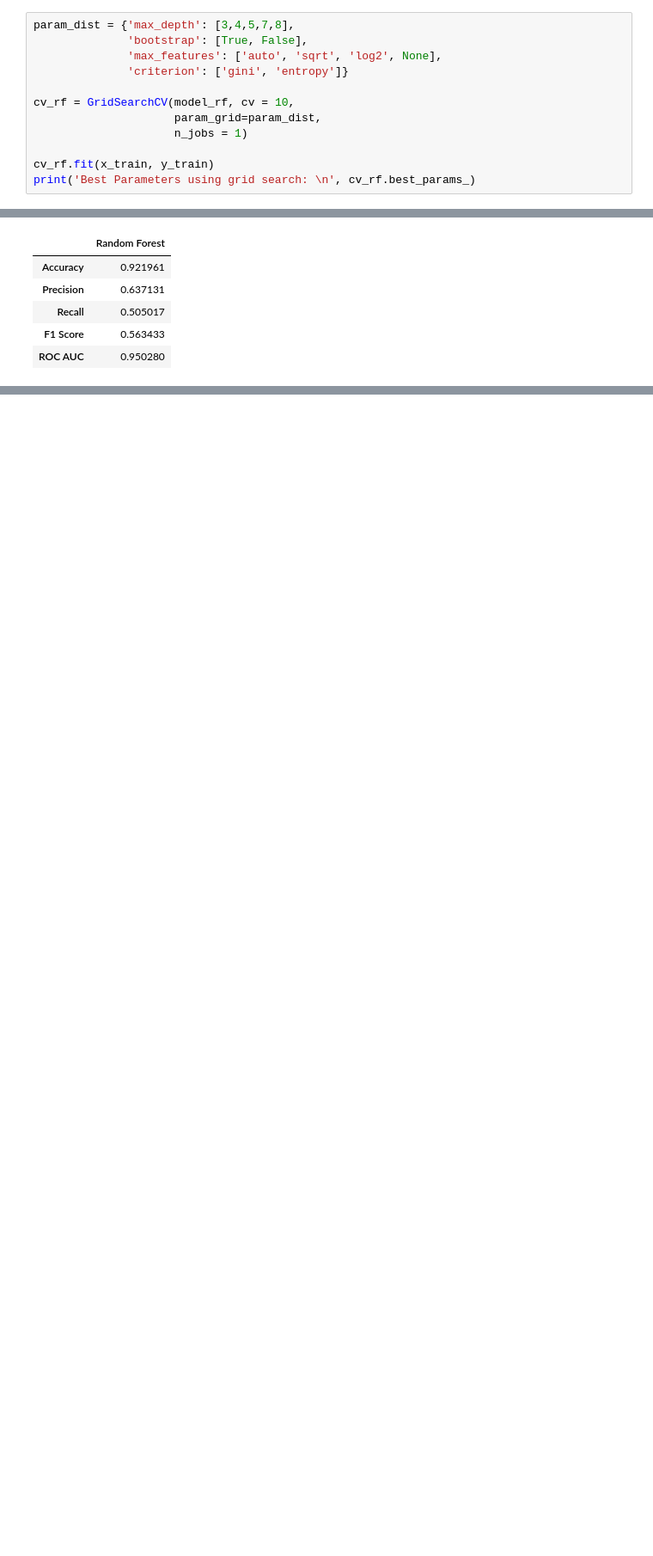
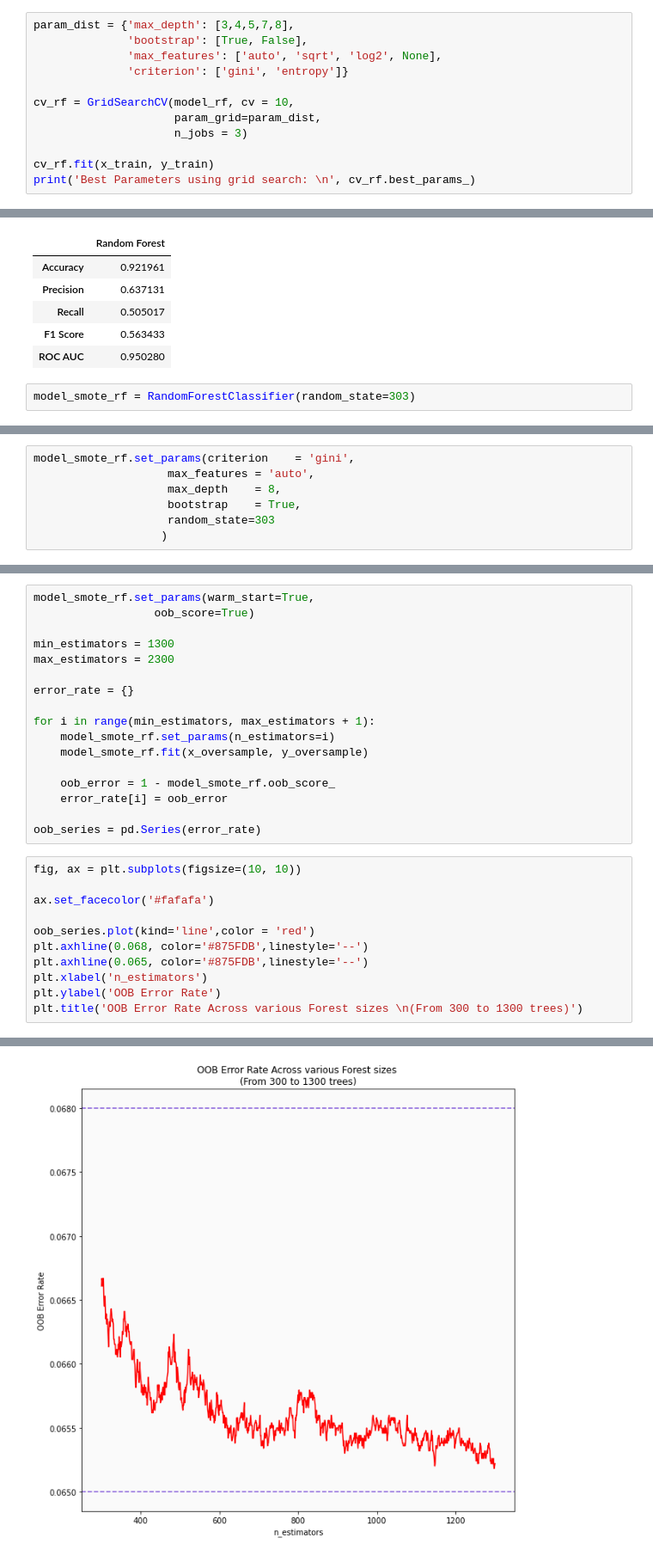
Before and after one commit to melwinmpk/python_datascience, a Jupyter notebook: Project/Project Telemarketing Campaign for Bank/Notebook/Modeling type 1.ipynb, the cells around one changed output, grey strips where cells are left out. Shown at 86% size. Drawn from its saved outputs; the diff is of its cells as text; blank space fills up the shorter version.

Commit message:
Marketing modeling Done

```diff
--- a/Project/Project Telemarketing Campaign for Bank/Notebook/Modeling type 1.ipynb
+++ b/Project/Project Telemarketing Campaign for Bank/Notebook/Modeling type 1.ipynb
@@ -184,7 +198,7 @@ param_dist = {'max_depth': [3,4,5,7,8],
 
 cv_rf = GridSearchCV(model_rf, cv = 10,
                      param_grid=param_dist,
-                     n_jobs = 1)
+                     n_jobs = 3)
 
 cv_rf.fit(x_train, y_train)
 print('Best Parameters using grid search: \n', cv_rf.best_params_)
@@ -273,3 +287,5 @@ metrix_rf
 | Recall | 0.505017 |
 | F1 Score | 0.563433 |
 | ROC AUC | 0.950280 |
+# %%
+model_smote_rf = RandomForestClassifier(random_state=303)
@@ -275,0 +307,7 @@ metrix_rf
+# %%
+model_smote_rf.set_params(criterion    = 'gini',
+                    max_features = 'auto',
+                    max_depth    = 8,
+                    bootstrap    = True,
+                    random_state=303
+                   )
@@ -275,0 +316,29 @@ metrix_rf
+# %%
+model_smote_rf.set_params(warm_start=True,
+                  oob_score=True)
+
+min_estimators = 1300
+max_estimators = 2300
+
+error_rate = {}
+
+for i in range(min_estimators, max_estimators + 1):
+    model_smote_rf.set_params(n_estimators=i)
+    model_smote_rf.fit(x_oversample, y_oversample)
+
+    oob_error = 1 - model_smote_rf.oob_score_
+    error_rate[i] = oob_error
+
+oob_series = pd.Series(error_rate)
+# %%
+fig, ax = plt.subplots(figsize=(10, 10))
+
+ax.set_facecolor('#fafafa')
+
+oob_series.plot(kind='line',color = 'red')
+plt.axhline(0.068, color='#875FDB',linestyle='--')
+plt.axhline(0.065, color='#875FDB',linestyle='--')
+plt.xlabel('n_estimators')
+plt.ylabel('OOB Error Rate')
+plt.title('OOB Error Rate Across various Forest sizes \n(From 300 to 1300 trees)')
+# %% [output]
@@ -275,0 +346 @@ metrix_rf
+[figure, added]
```
Also changed, not shown: parts of 11 cells of this notebook.
